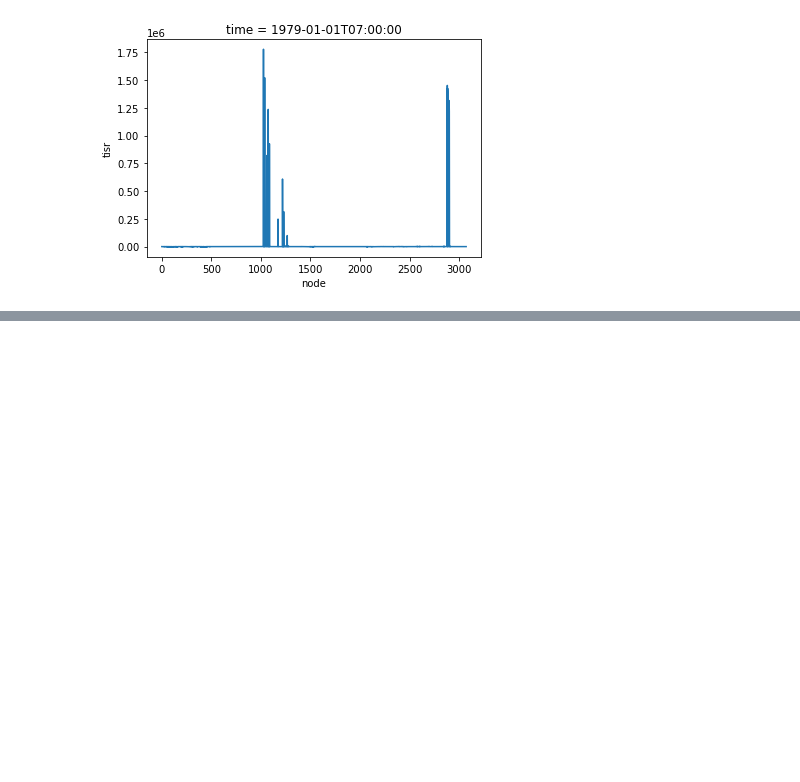
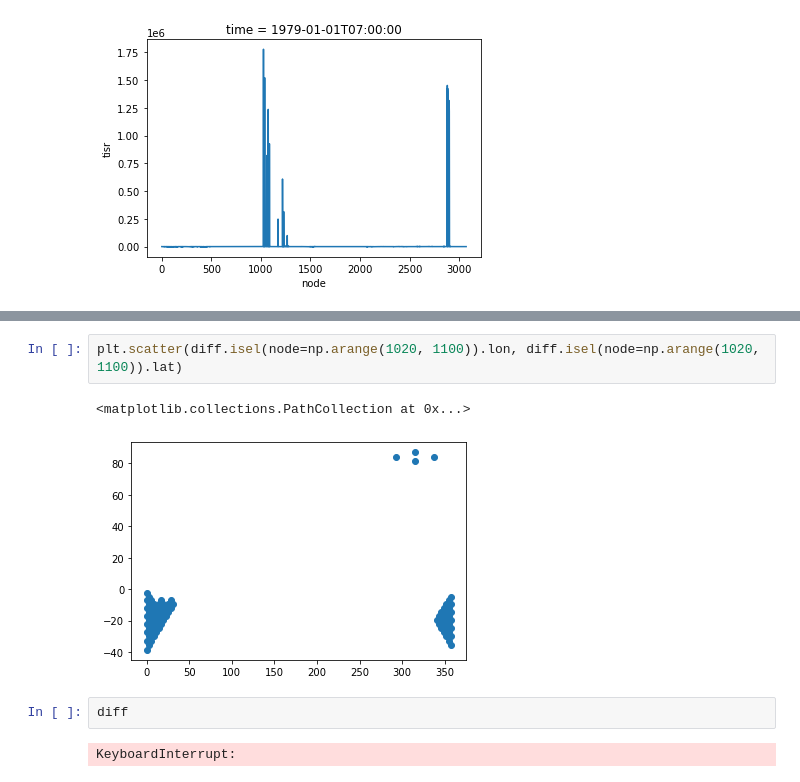
Before and after one commit to deepsphere/deepsphere-weather, a Jupyter notebook: notebooks/healpix_resampling.ipynb, the cells around one changed output, grey strips where cells are left out. Cells and saved outputs as stored; diff of their text form; blank space fills up the shorter version.

```diff
--- a/notebooks/healpix_resampling.ipynb
+++ b/notebooks/healpix_resampling.ipynb
@@ -364,0 +435,9 @@ diff.plot()
+# %%
+plt.scatter(diff.isel(node=np.arange(1020, 1100)).lon, diff.isel(node=np.arange(1020, 1100)).lat)
+# %% [output]
+<matplotlib.collections.PathCollection at 0x...>
+[figure, added]
+# %%
+diff
+# %% [output]
+KeyboardInterrupt:
```
Also changed, not shown: parts of 8 cells of this notebook.
